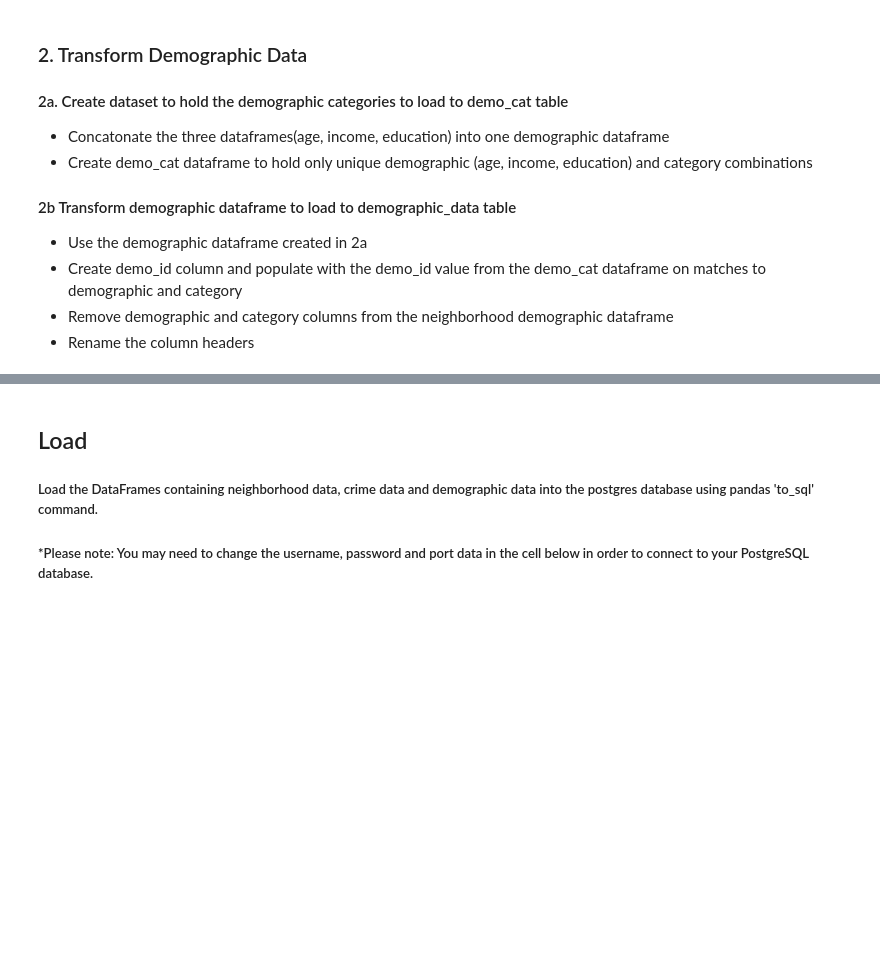
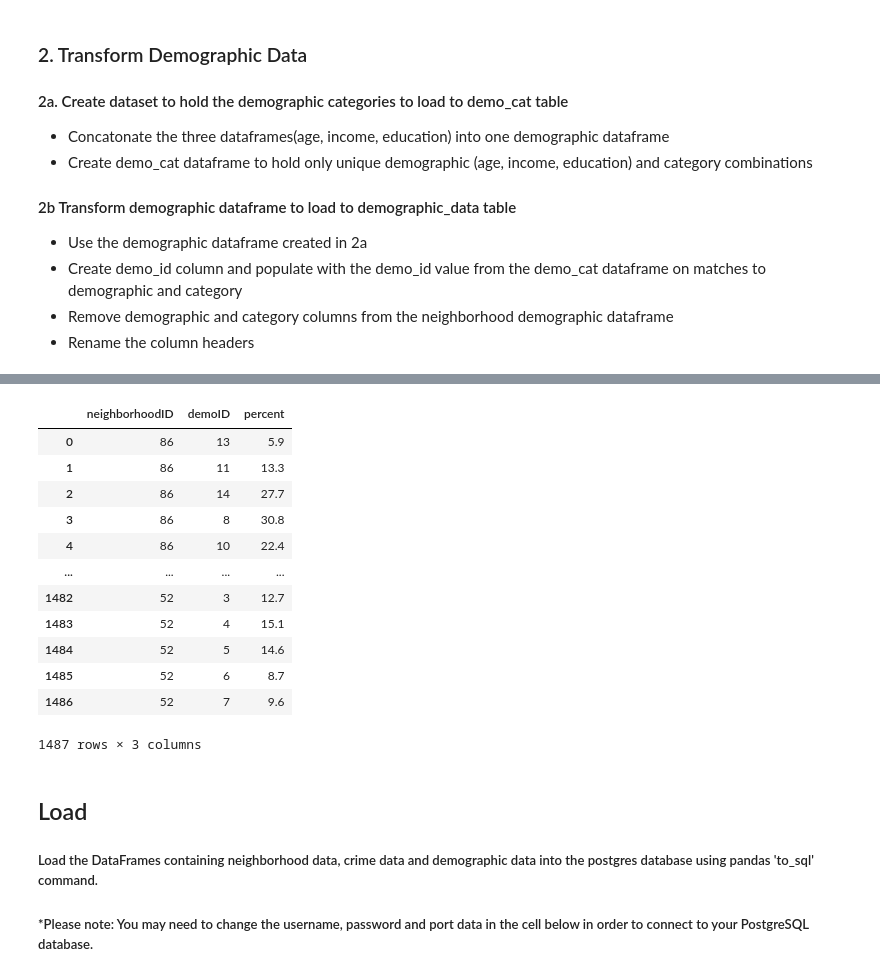
Before and after one commit to kimaprice/Minneapolis_Neighborhood_Crime_Dashboard, a Jupyter notebook: crime_data_ETL.ipynb, the cells around one changed output, grey strips where cells are left out. Saved outputs shown, nothing was run; the diff lists cells and outputs as text; code cells hidden in the pictures; blank space fills up the shorter version.

```diff
--- a/crime_data_ETL.ipynb
+++ b/crime_data_ETL.ipynb
@@ -483,22 +639,36 @@ demo_cat
 # %%
 #### ---- Neighborhood Demographic Data ---- ####
 
 #Insert demo_id
-neighborhood_demos_merge = neighborhood_demos.merge(demo_cat[['demo_id', 'Category', 'demographic']], on=['Category', 'demographic'])
+neighborhood_demos_merge = neighborhood_demos.merge(demo_cat[['demoID', 'Category', 'demographic']], on=['Category', 'demographic'])
 
 #Insert neighborhood ID
-neighborhood_demos_merge = neighborhood_demos_merge.merge(neighborhood_df[['neighborhood_id', 'neighborhood']], on=['neighborhood'])
+neighborhood_demos_merge = neighborhood_demos_merge.merge(neighborhood_df[['neighborhoodID', 'neighborhood']], on=['neighborhood'])
 
 #Delete demographic and category columns
-neighborhood_demos_transformed = neighborhood_demos_merge[['neighborhood_id', 'demo_id', 'Percentage']]
+neighborhood_demos_transformed = neighborhood_demos_merge[['neighborhoodID', 'demoID', 'Percentage']]
 
 #Rename the column headers
 neighborhood_demos_transformed = neighborhood_demos_transformed.rename(columns={"Percentage": "percent"})
 
 #Rename demo_cat column headers
 demo_cat = demo_cat.rename(columns={"Category": "category"})
 
 neighborhood_demos_transformed
+# %% [output]
+|  | neighborhoodID | demoID | percent |
+| 0 | 86 | 13 | 5.9 |
+| 1 | 86 | 11 | 13.3 |
+| 2 | 86 | 14 | 27.7 |
+| 3 | 86 | 8 | 30.8 |
+| 4 | 86 | 10 | 22.4 |
+| ... | ... | ... | ... |
+| 1482 | 52 | 3 | 12.7 |
+| 1483 | 52 | 4 | 15.1 |
+| 1484 | 52 | 5 | 14.6 |
+| 1485 | 52 | 6 | 8.7 |
+| 1486 | 52 | 7 | 9.6 |
+1487 rows × 3 columns
 # %% [markdown]
 ## Load
 ##### Load the DataFrames containing neighborhood data, crime data and demographic data into the postgres database using pandas 'to_sql' command.
```
Also changed, not shown: parts of 15 cells of this notebook, 3 other files.
